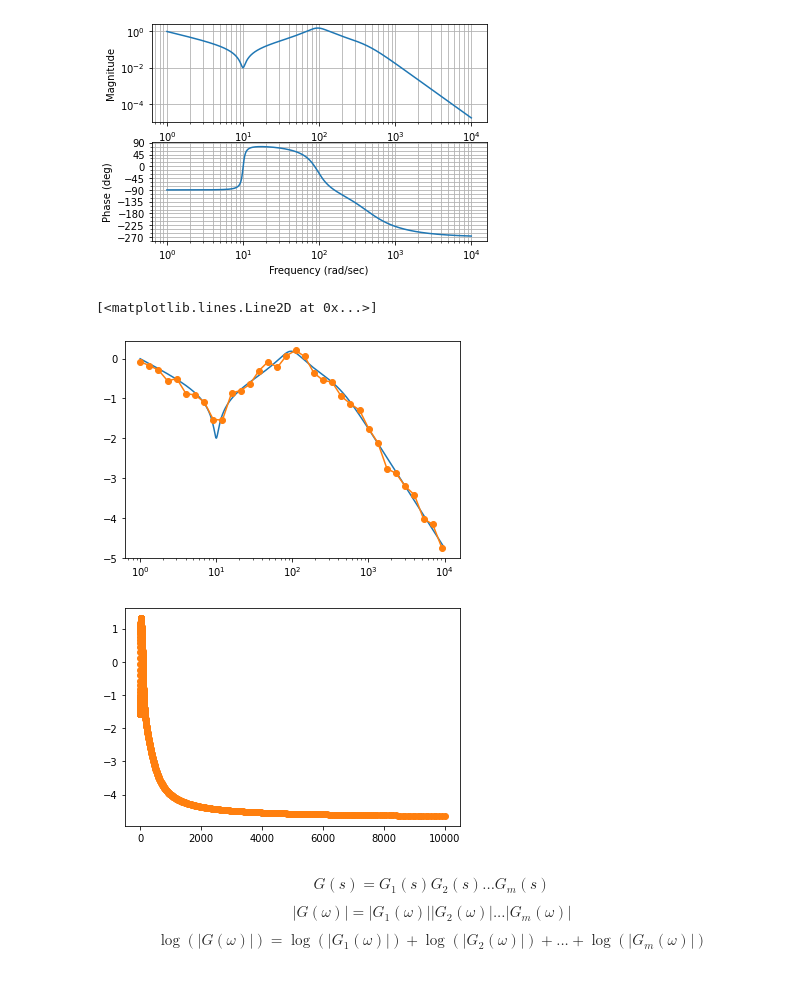
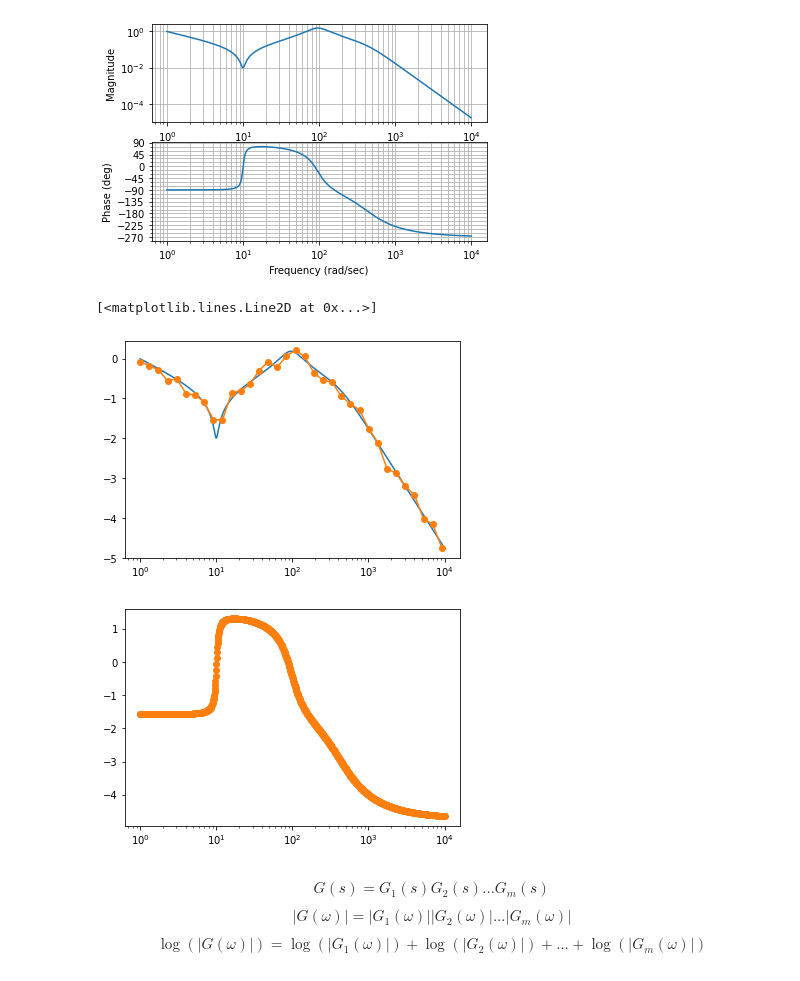
Before and after one commit to eliasrhoden/tf-freq-id, a Jupyter notebook: notebooks/tf_id4.ipynb, the cells around one changed output. Saved outputs shown, nothing was run; the diff lists cells and outputs as text; code cells hidden in the pictures.

```diff
--- a/notebooks/tf_id4.ipynb
+++ b/notebooks/tf_id4.ipynb
@@ -32,32 +32,32 @@ mag = np.log10(mag)
 # %%
 plt.semilogx(w,mag)
 
 indx = np.arange(0,len(w),1)
 indx = np.mod(indx,30)==0
 
 ws = w[indx]
 mags = mag[indx]
 phases = phase[indx]
 
 np.random.seed(1337)
 
 mags += 0.1*np.random.randn(len(mags))
 
 #phases = np.mod(phases,2*np.pi)
 
 # Phase must start at within +/- 180 deg
 if abs(phases[0]) >= np.pi:
     phases = np.mod(phases + np.pi,2*np.pi) - np.pi
 
 
-plt.plot(ws, mags,'o-')
+plt.semilogx(ws, mags,'o-')
 plt.figure()
-plt.plot(ws, phases,'o-')
-plt.plot(w, phase,'o-')
+plt.semilogx(ws, phases,'o-')
+plt.semilogx(w, phase,'o-')
 # %% [output]
 [<matplotlib.lines.Line2D at 0x...>]
 [figure]
-[figure, old version]
+[figure, new version]
 # %% [markdown]
 $$
 G(s) = G_1(s) G_2(s) ... G_m(s)
```
Also changed, not shown: parts of 1 cell of this notebook, 4 other files.
